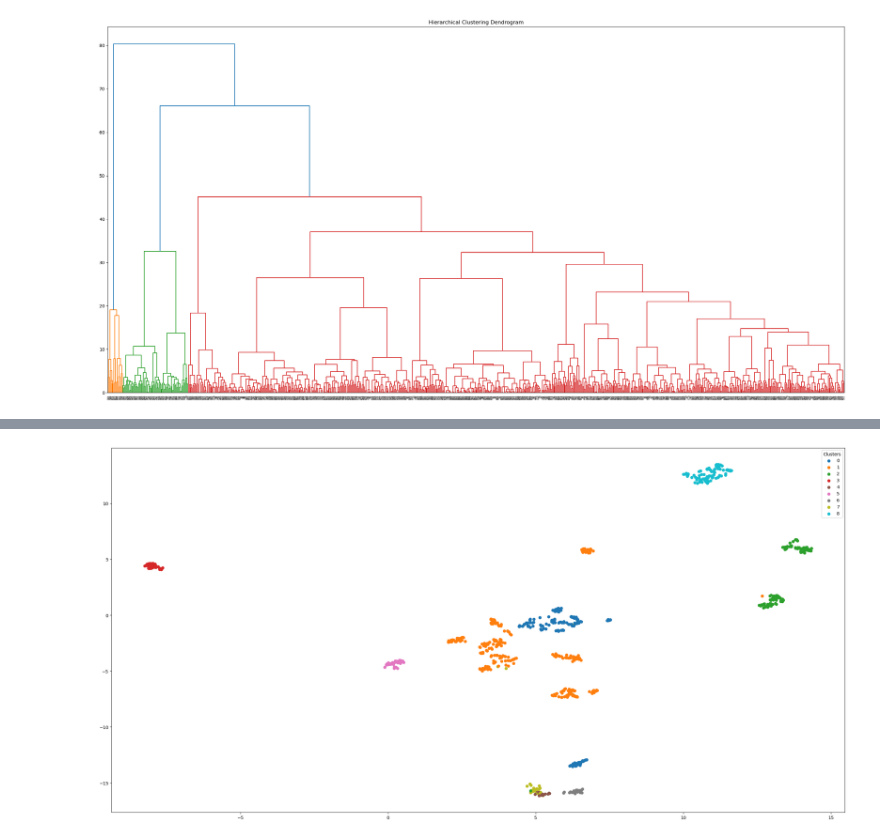
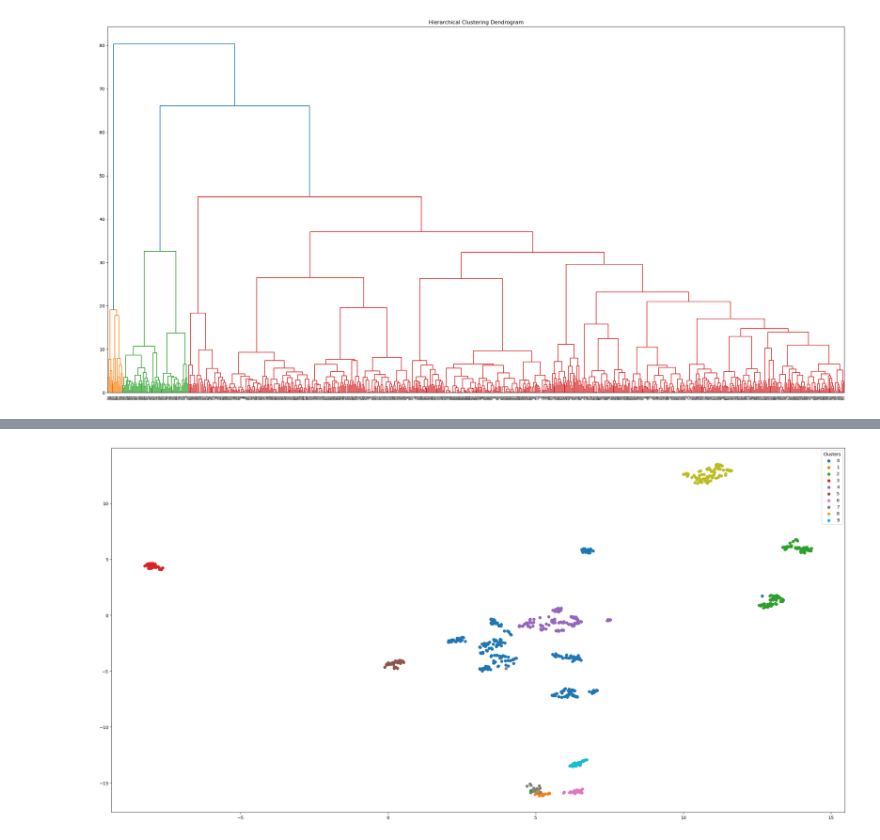
Before and after one commit to Pinky-Tie/reasons_for_absenteeism, a Jupyter notebook: code/segmentation.ipynb, the cells around one changed output, grey strips where cells are left out. Cells and saved outputs as stored; diff of their text form; code cells hidden in the pictures.

Commit message:
ultima solução de clusters, neste momento temos 10 ao usar o robust scaler

```diff
--- a/code/segmentation.ipynb
+++ b/code/segmentation.ipynb
@@ -189,6 +189,14 @@ create_dendrogram(worker_rb_scl, 'ward')
 worker['rb_ward9'] = AgglomerativeClustering(
     linkage = 'ward', n_clusters = 9
     ).fit_predict(worker_rb_scl)
+# %%
+worker['rb_ward10'] = AgglomerativeClustering(
+    linkage = 'ward', n_clusters = 10
+    ).fit_predict(worker_rb_scl)
+# %%
+worker['rb_ward11'] = AgglomerativeClustering(
+    linkage = 'ward', n_clusters = 11
+    ).fit_predict(worker_rb_scl)
 # %%
 calculate_group_means(worker, 'rb_ward9')
 # %% [output]
@@ -214,6 +222,6 @@ umap_object = umap.UMAP(n_neighbors = 30, min_dist = 0.15, random_state = 42)
 # %%
 umap_embedding = umap_object.fit_transform(worker_rb_scl)
 # %%
-plot_dimensionality_reduction_results(umap_embedding, worker['rb_ward9'])
+plot_dimensionality_reduction_results(umap_embedding, worker['rb_ward10'])
 # %% [output]
-[figure, old version]
+[figure, new version]
```
